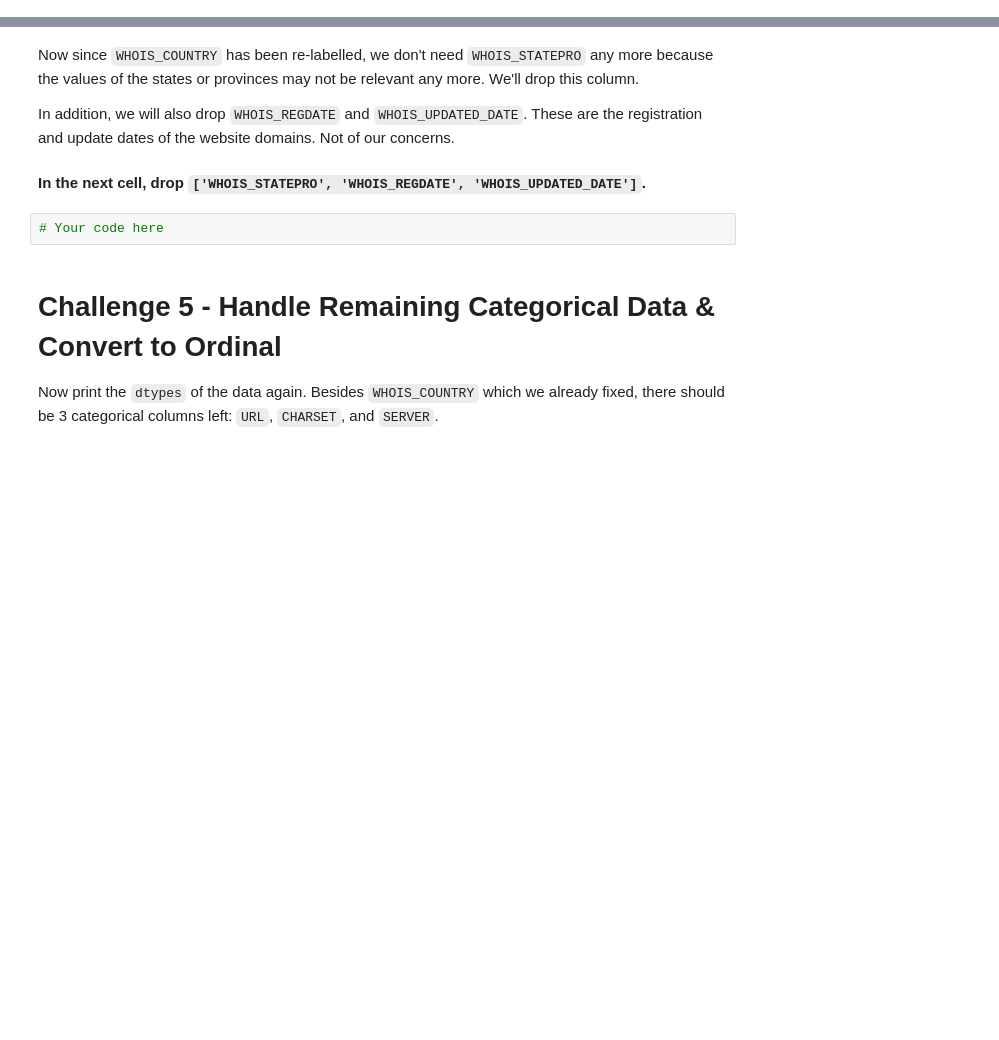
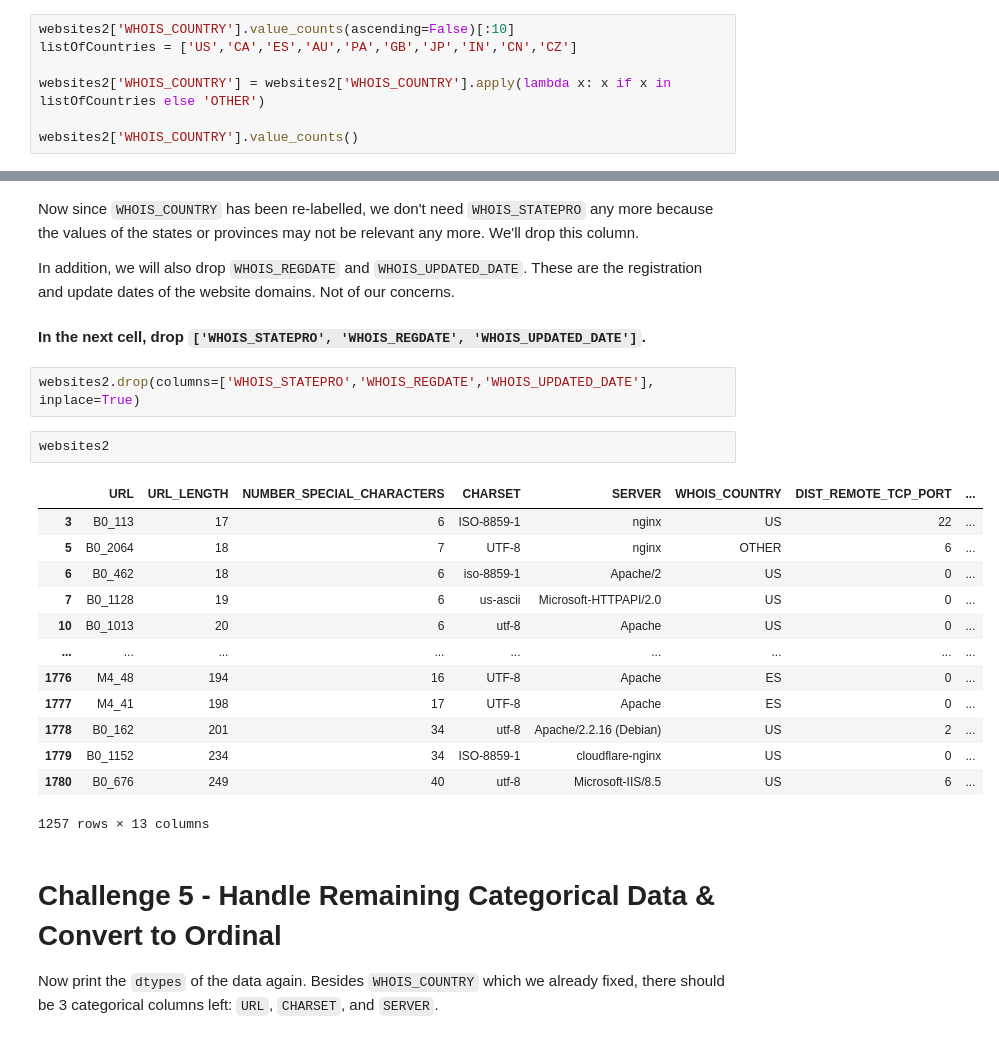
Before and after one commit to Ironhack-Data-Madrid-Octubre-2023/7.1-lab_supervised_learning, a Jupyter notebook: your-code/main.ipynb, the cells around one changed output, grey strips where cells are left out. Cells and saved outputs as stored; diff of their text form; blank space fills up the shorter version.

```diff
--- a/your-code/main.ipynb
+++ b/your-code/main.ipynb
@@ -327,0 +420,7 @@ The `WHOIS_COUNTRY` column happens to be this case. You can verify it by print a
+# %%
+websites2['WHOIS_COUNTRY'].value_counts(ascending=False)[:10]
+listOfCountries = ['US','CA','ES','AU','PA','GB','JP','IN','CN','CZ']
+
+websites2['WHOIS_COUNTRY'] = websites2['WHOIS_COUNTRY'].apply(lambda x: x if x in listOfCountries else 'OTHER')
+
+websites2['WHOIS_COUNTRY'].value_counts()
@@ -331,8 +444,24 @@ Now since `WHOIS_COUNTRY` has been re-labelled, we don't need `WHOIS_STATEPRO` a
 In addition, we will also drop `WHOIS_REGDATE` and `WHOIS_UPDATED_DATE`. These are the registration and update dates of the website domains. Not of our concerns.
 
 #### In the next cell, drop `['WHOIS_STATEPRO', 'WHOIS_REGDATE', 'WHOIS_UPDATED_DATE']`.
-# %%
-# Your code here
+# %%
+websites2.drop(columns=['WHOIS_STATEPRO','WHOIS_REGDATE','WHOIS_UPDATED_DATE'], inplace=True)
+# %%
+websites2
+# %% [output]
+|  | URL | URL_LENGTH | NUMBER_SPECIAL_CHARACTERS | CHARSET | SERVER | WHOIS_COUNTRY | DIST_REMOTE_TCP_PORT | ... |
+| 3 | B0_113 | 17 | 6 | ISO-8859-1 | nginx | US | 22 | ... |
+| 5 | B0_2064 | 18 | 7 | UTF-8 | nginx | OTHER | 6 | ... |
+| 6 | B0_462 | 18 | 6 | iso-8859-1 | Apache/2 | US | 0 | ... |
+| 7 | B0_1128 | 19 | 6 | us-ascii | Microsoft-HTTPAPI/2.0 | US | 0 | ... |
+| 10 | B0_1013 | 20 | 6 | utf-8 | Apache | US | 0 | ... |
+| ... | ... | ... | ... | ... | ... | ... | ... | ... |
+| 1776 | M4_48 | 194 | 16 | UTF-8 | Apache | ES | 0 | ... |
+| 1777 | M4_41 | 198 | 17 | UTF-8 | Apache | ES | 0 | ... |
+| 1778 | B0_162 | 201 | 34 | utf-8 | Apache/2.2.16 (Debian) | US | 2 | ... |
+| 1779 | B0_1152 | 234 | 34 | ISO-8859-1 | cloudflare-nginx | US | 0 | ... |
+| 1780 | B0_676 | 249 | 40 | utf-8 | Microsoft-IIS/8.5 | US | 6 | ... |
+1257 rows × 13 columns
 # %% [markdown]
 # Challenge 5 - Handle Remaining Categorical Data & Convert to Ordinal
 
```
Also changed, not shown: parts of 45 cells of this notebook.
